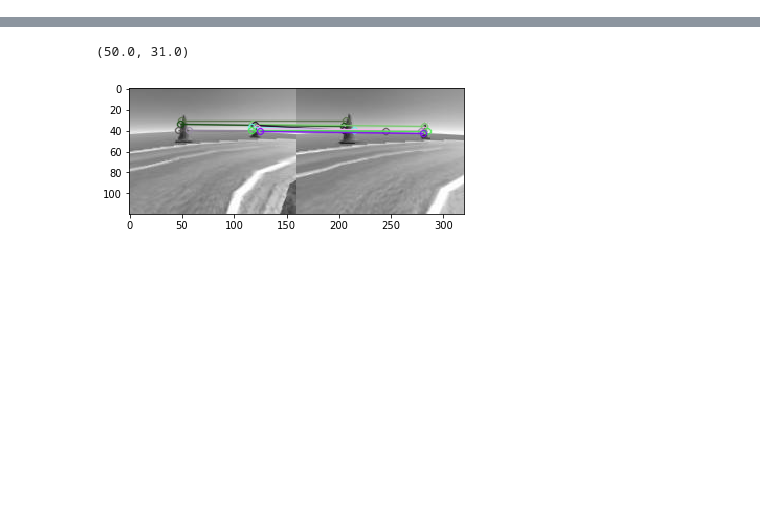
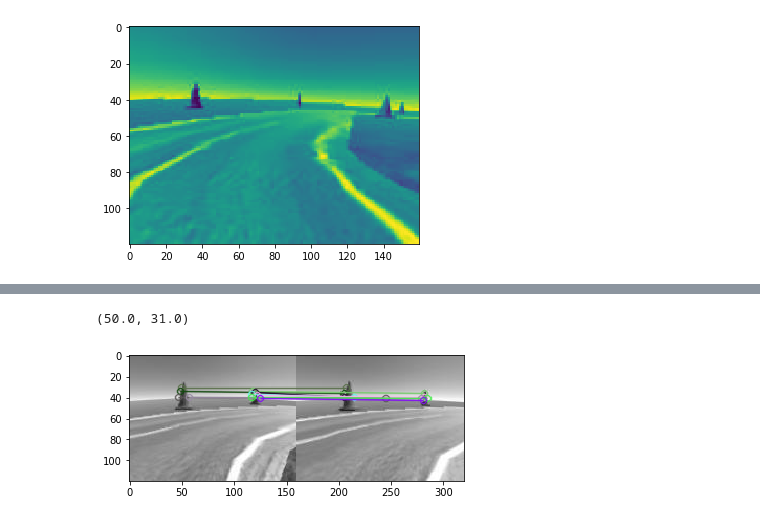
Before and after one commit to Stippos/driving_simulator, a Jupyter notebook: vo.ipynb, the cells around one changed output, grey strips where cells are left out. Cells and saved outputs as stored; diff of their text form; code cells hidden in the pictures; blank space fills up the shorter version.

```diff
--- a/vo.ipynb
+++ b/vo.ipynb
@@ -80,0 +93,4 @@ array([1, 1, 1, 1, 1, 1, 1, 1, 1, 1, 1, 1, 1, 1, 1, 1, 1, 1, 1, 1, 1, 1,
+# %%
+show_image(600)
+# %% [output]
+[figure, added]
```
Also changed, not shown: parts of 19 cells of this notebook.
